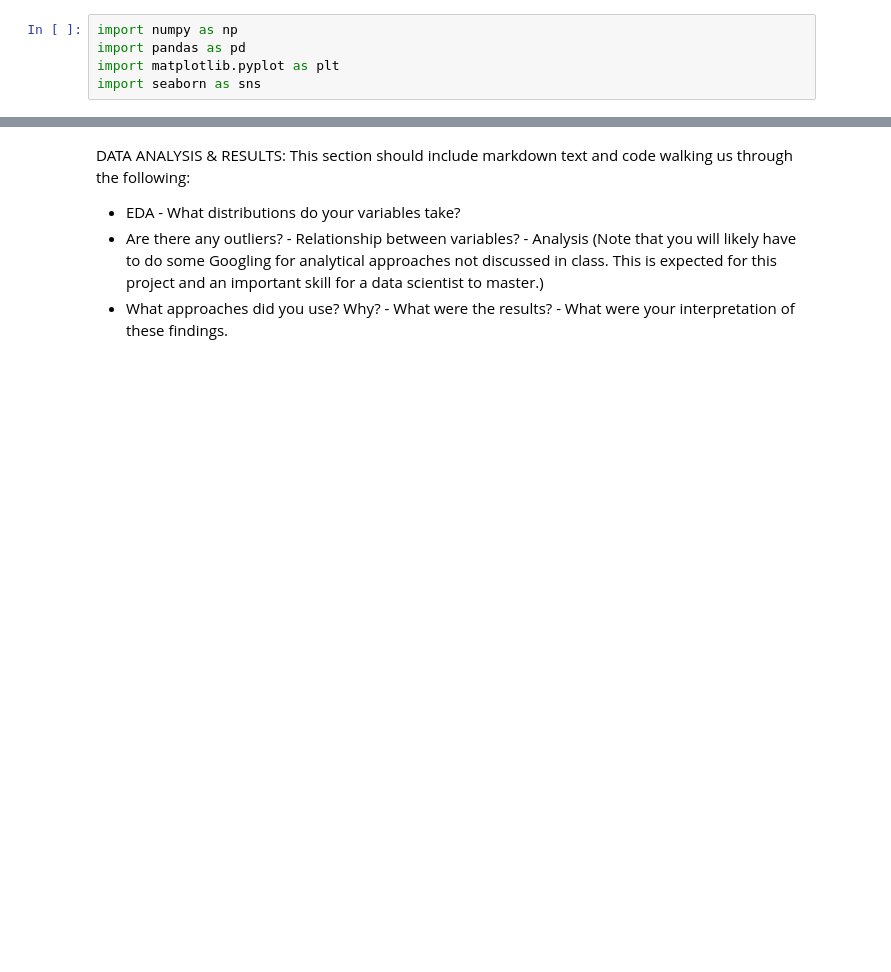
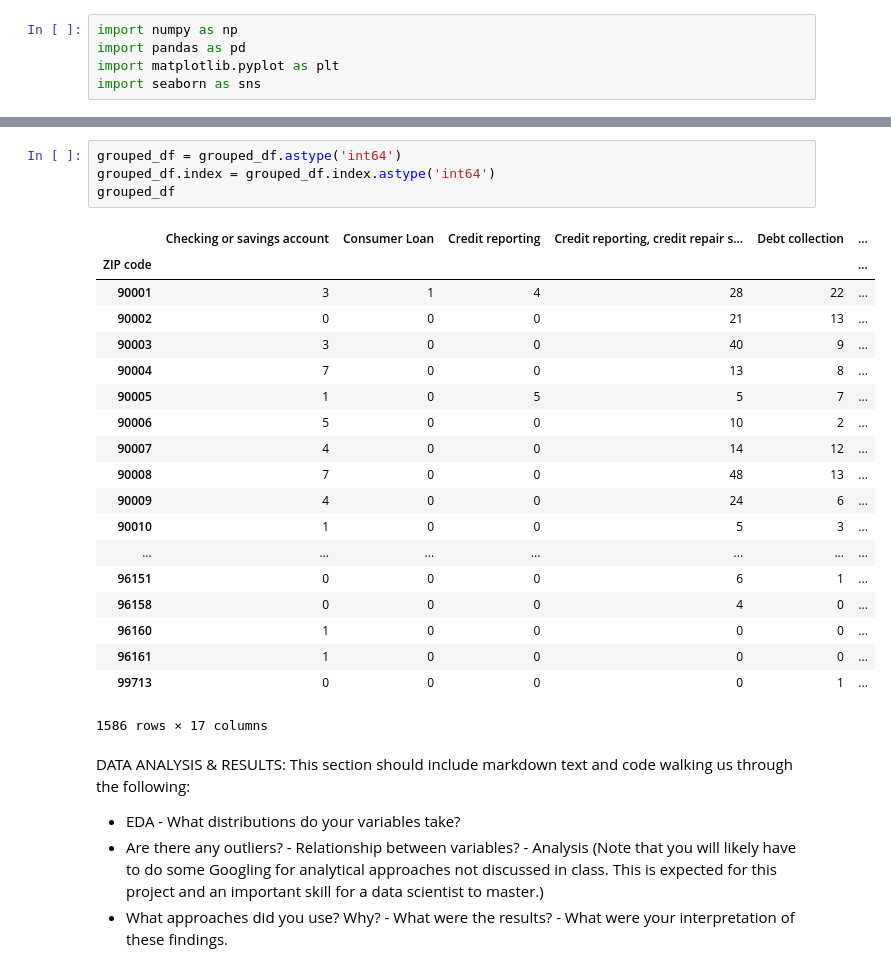
Before and after one commit to jmdangelo/Cogs108-Final-Project, a Jupyter notebook: FinalProject.ipynb, the cells around one changed output, grey strips where cells are left out. Saved outputs shown, nothing was run; the diff lists cells and outputs as text; blank space fills up the shorter version.

```diff
--- a/FinalProject.ipynb
+++ b/FinalProject.ipynb
@@ -123,3 +135,27 @@ ZIP code
+# %%
+grouped_df = grouped_df.astype('int64')
+grouped_df.index = grouped_df.index.astype('int64')
+grouped_df
+# %% [output]
+|  | Checking or savings account | Consumer Loan | Credit reporting | Credit reporting, credit repair s... | Debt collection | ... |
+| ZIP code |  |  |  |  |  | ... |
+| 90001 | 3 | 1 | 4 | 28 | 22 | ... |
+| 90002 | 0 | 0 | 0 | 21 | 13 | ... |
+| 90003 | 3 | 0 | 0 | 40 | 9 | ... |
+| 90004 | 7 | 0 | 0 | 13 | 8 | ... |
+| 90005 | 1 | 0 | 5 | 5 | 7 | ... |
+| 90006 | 5 | 0 | 0 | 10 | 2 | ... |
+| 90007 | 4 | 0 | 0 | 14 | 12 | ... |
+| 90008 | 7 | 0 | 0 | 48 | 13 | ... |
+| 90009 | 4 | 0 | 0 | 24 | 6 | ... |
+| 90010 | 1 | 0 | 0 | 5 | 3 | ... |
+| ... | ... | ... | ... | ... | ... | ... |
+| 96151 | 0 | 0 | 0 | 6 | 1 | ... |
+| 96158 | 0 | 0 | 0 | 4 | 0 | ... |
+| 96160 | 1 | 0 | 0 | 0 | 0 | ... |
+| 96161 | 1 | 0 | 0 | 0 | 0 | ... |
+| 99713 | 0 | 0 | 0 | 0 | 1 | ... |
+1586 rows × 17 columns
 # %% [markdown]
 DATA ANALYSIS & RESULTS: This section should include markdown text and code walking us through the following:
 - EDA - What distributions do your variables take?
```
Also changed, not shown: parts of 2 cells of this notebook.
